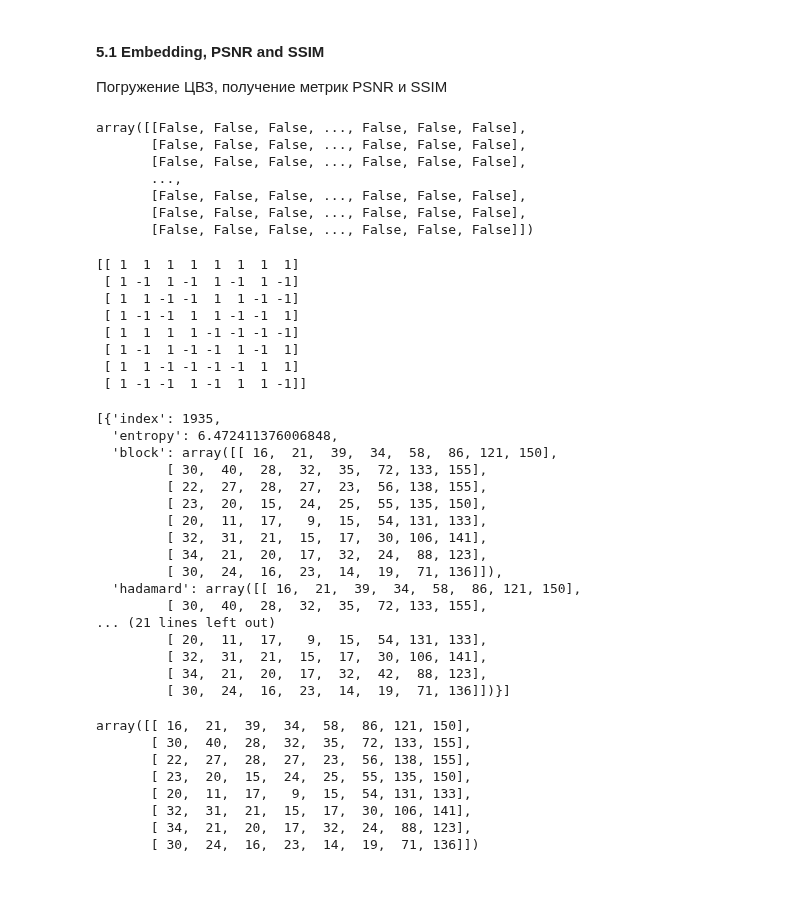
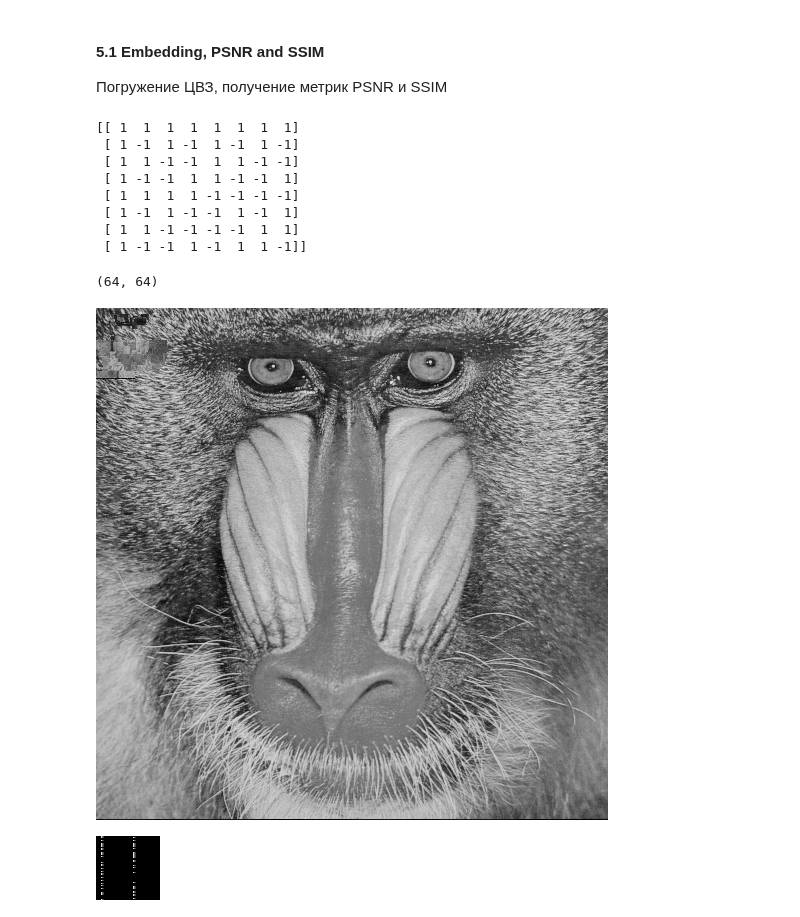
Before and after one commit to Djoongaar/metaheuristics, a Jupyter notebook: baseline.ipynb, the cells around one changed output. Drawn from its saved outputs; the diff is of its cells as text; code cells hidden in the pictures; blank space fills up the shorter version.

```diff
--- a/baseline.ipynb
+++ b/baseline.ipynb
@@ -483,35 +483,6 @@ from src.watermark import Watermark
 # Из изображения получаем матрицу размером 512х512 из
 # целочисленных значений от 0 до 255
 watermark = Watermark("pic/baboon.png", "pic/logo.png")
-
-#
-watermark.image_matrix
-
-#
-watermark.block_array
-
-#
-watermark.entropies
-
-#
-watermark.candidate_blocks_count
-
-#
-watermark.candidate_blocks
-
-#
-len(watermark.candidate_blocks) == watermark.candidate_blocks_count
-
-#
-watermark.embedded_image_bin
-# %% [output]
-array([[False, False, False, ..., False, False, False],
-       [False, False, False, ..., False, False, False],
-       [False, False, False, ..., False, False, False],
-       ...,
-       [False, False, False, ..., False, False, False],
-       [False, False, False, ..., False, False, False],
-       [False, False, False, ..., False, False, False]])
 # %%
 # Hadamard matrix
 print(hadamard(2**3))
@@ -524,34 +495,15 @@ print(hadamard(2**3))
  [ 1 -1  1 -1 -1  1 -1  1]
  [ 1  1 -1 -1 -1 -1  1  1]
  [ 1 -1 -1  1 -1  1  1 -1]]
-# %%
-watermark.candidate_blocks[:1]
-# %% [output]
-[{'index': 1935,
-  'entropy': 6.472411376006848,
-  'block': array([[ 16,  21,  39,  34,  58,  86, 121, 150],
-         [ 30,  40,  28,  32,  35,  72, 133, 155],
-         [ 22,  27,  28,  27,  23,  56, 138, 155],
-         [ 23,  20,  15,  24,  25,  55, 135, 150],
-         [ 20,  11,  17,   9,  15,  54, 131, 133],
-         [ 32,  31,  21,  15,  17,  30, 106, 141],
-         [ 34,  21,  20,  17,  32,  24,  88, 123],
-         [ 30,  24,  16,  23,  14,  19,  71, 136]]),
-  'hadamard': array([[ 16,  21,  39,  34,  58,  86, 121, 150],
-         [ 30,  40,  28,  32,  35,  72, 133, 155],
-... (21 lines left out)
-         [ 20,  11,  17,   9,  15,  54, 131, 133],
-         [ 32,  31,  21,  15,  17,  30, 106, 141],
-         [ 34,  21,  20,  17,  32,  42,  88, 123],
-         [ 30,  24,  16,  23,  14,  19,  71, 136]])}]
 # %%
-watermark.block_array[1935]
+watermark.secret_key.shape
 # %% [output]
-array([[ 16,  21,  39,  34,  58,  86, 121, 150],
-       [ 30,  40,  28,  32,  35,  72, 133, 155],
-       [ 22,  27,  28,  27,  23,  56, 138, 155],
-       [ 23,  20,  15,  24,  25,  55, 135, 150],
-       [ 20,  11,  17,   9,  15,  54, 131, 133],
-       [ 32,  31,  21,  15,  17,  30, 106, 141],
-       [ 34,  21,  20,  17,  32,  24,  88, 123],
-       [ 30,  24,  16,  23,  14,  19,  71, 136]])
+(64, 64)
+# %%
+watermark.watermark
+# %% [output]
+[figure, added]
+# %%
+watermark.result
+# %% [output]
+[figure, added]
```
Also changed, not shown: 1 other file.
